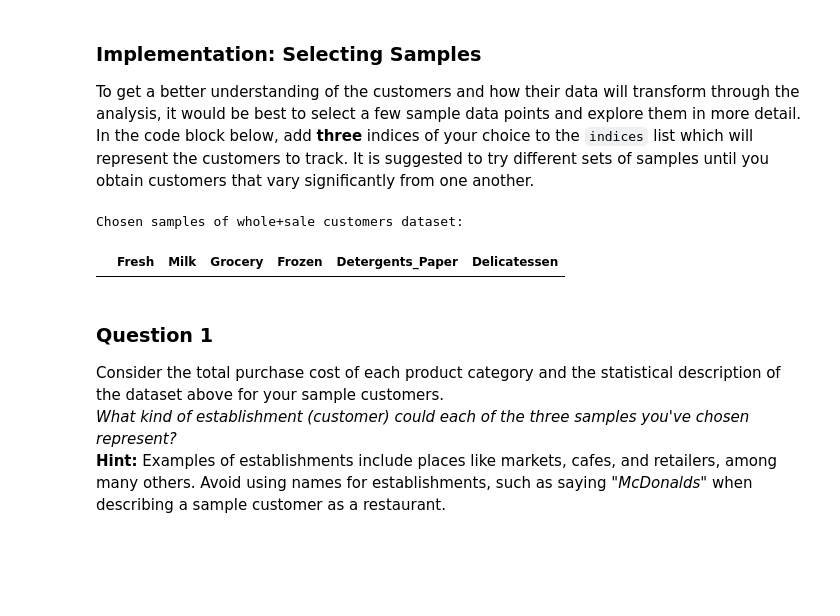
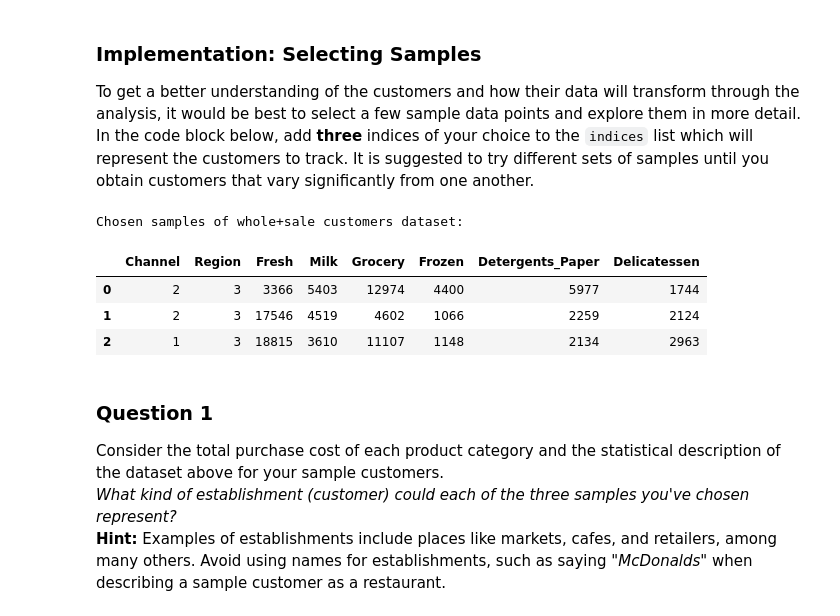
Before and after one commit to harderthan/machine-learning, a Jupyter notebook: projects/customer_segments/customer_segments.ipynb, the cells around one changed output. Drawn from its saved outputs; the diff is of its cells as text; code cells hidden in the pictures; blank space fills up the shorter version.

```diff
--- a/projects/customer_segments/customer_segments.ipynb
+++ b/projects/customer_segments/customer_segments.ipynb
@@ -60,15 +60,18 @@ display(data.describe())
 To get a better understanding of the customers and how their data will transform through the analysis, it would be best to select a few sample data points and explore them in more detail. In the code block below, add **three** indices of your choice to the `indices` list which will represent the customers to track. It is suggested to try different sets of samples until you obtain customers that vary significantly from one another.
 # %%
 # TODO: Select three indices of your choice you wish to sample from the dataset
-indices = []
+indices = [10, 20, 30]
 
 # Create a DataFrame of the chosen samples
 samples = pd.DataFrame(data.loc[indices], columns = data.keys()).reset_index(drop = True)
 print "Chosen samples of whole+sale customers dataset:"
 display(samples)
 # %% [output]
 Chosen samples of whole+sale customers dataset:
-|  | Fresh | Milk | Grocery | Frozen | Detergents_Paper | Delicatessen |
+|  | Channel | Region | Fresh | Milk | Grocery | Frozen | Detergents_Paper | Delicatessen |
+| 0 | 2 | 3 | 3366 | 5403 | 12974 | 4400 | 5977 | 1744 |
+| 1 | 2 | 3 | 17546 | 4519 | 4602 | 1066 | 2259 | 2124 |
+| 2 | 1 | 3 | 18815 | 3610 | 11107 | 1148 | 2134 | 2963 |
 # %% [markdown]
 ### Question 1
 Consider the total purchase cost of each product category and the statistical description of the dataset above for your sample customers.
```
Also changed, not shown: parts of 15 cells of this notebook.
